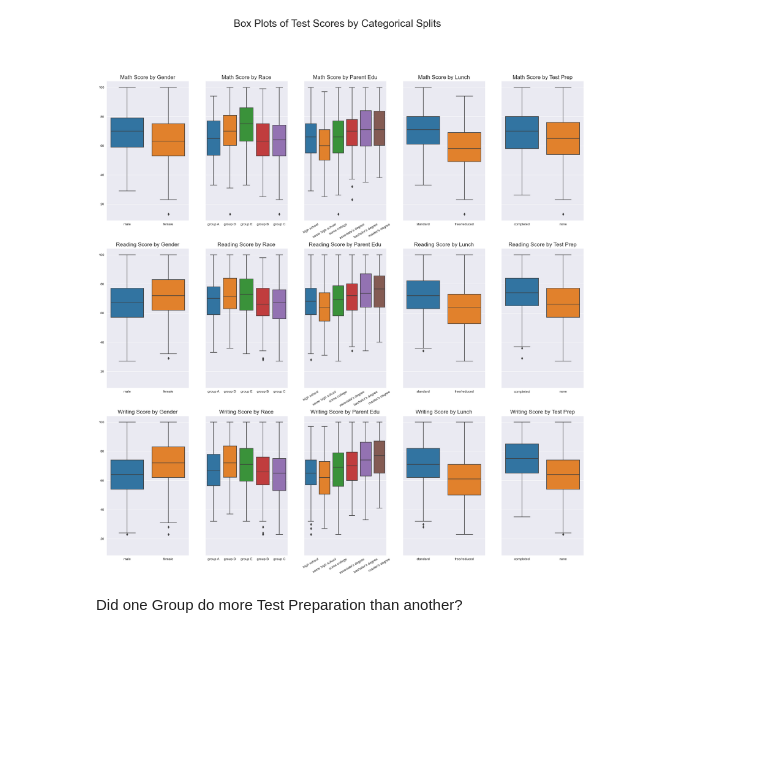
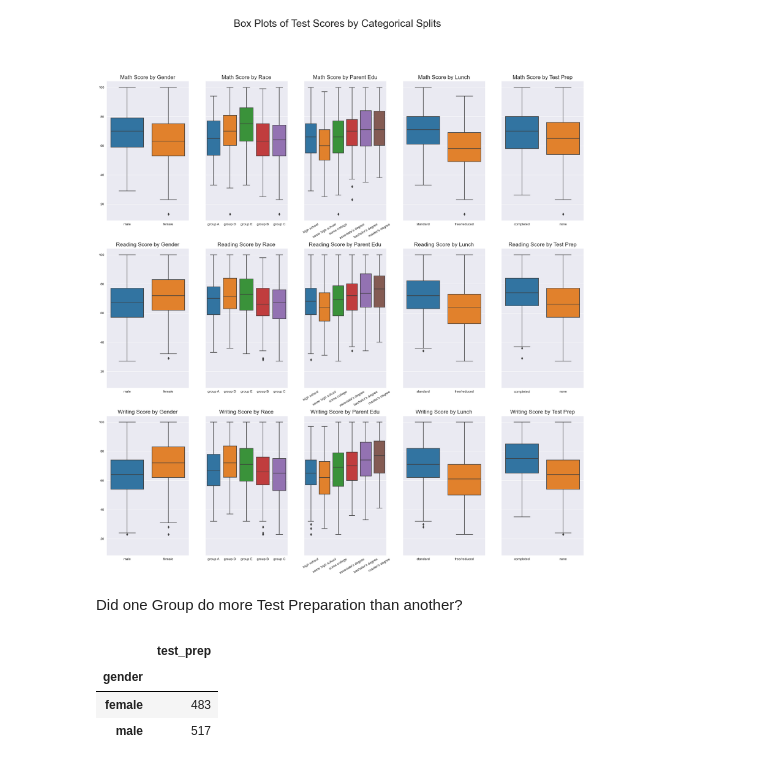
Before and after one commit to HarrisBoyle/analysis_of_test_scores, a Jupyter notebook: exam_analysis.ipynb, the cells around one changed output. Drawn from its saved outputs; the diff is of its cells as text; code cells hidden in the pictures; blank space fills up the shorter version.

Commit message:
start of test prep exploration

```diff
--- a/exam_analysis.ipynb
+++ b/exam_analysis.ipynb
@@ -427,3 +427,13 @@ Text(0.5, 1.0, 'Writing Score by Test Prep')
 [figure]
 # %% [markdown]
 Did one Group do more Test Preparation than another?
+# %%
+## Produce bar plots of these
+data[['gender','test_prep']].groupby(by='gender').count()
+
+#data[['race','test_prep']].groupby(by='race').count()
+# %% [output]
+|  | test_prep |
+| gender |  |
+| female | 483 |
+| male | 517 |
```
